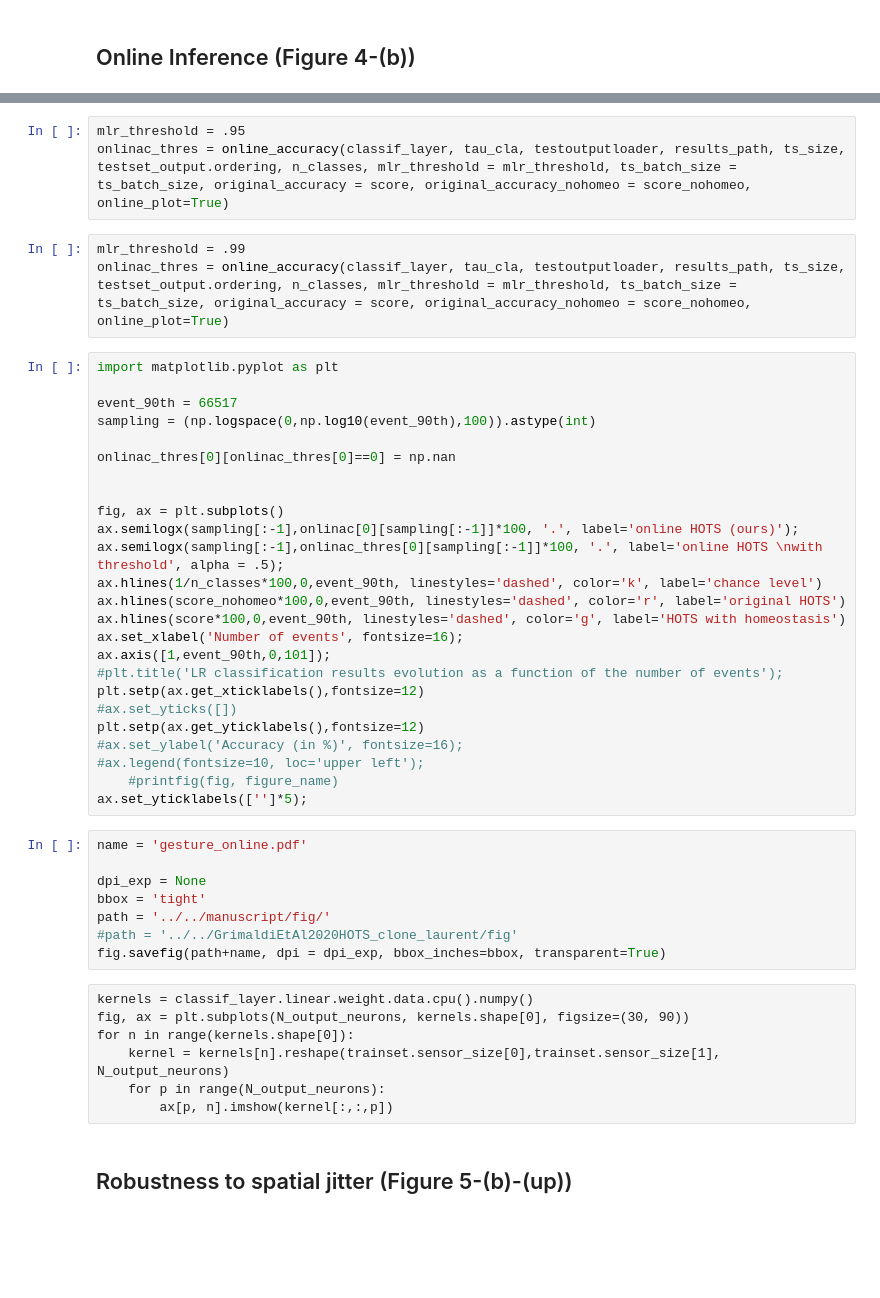
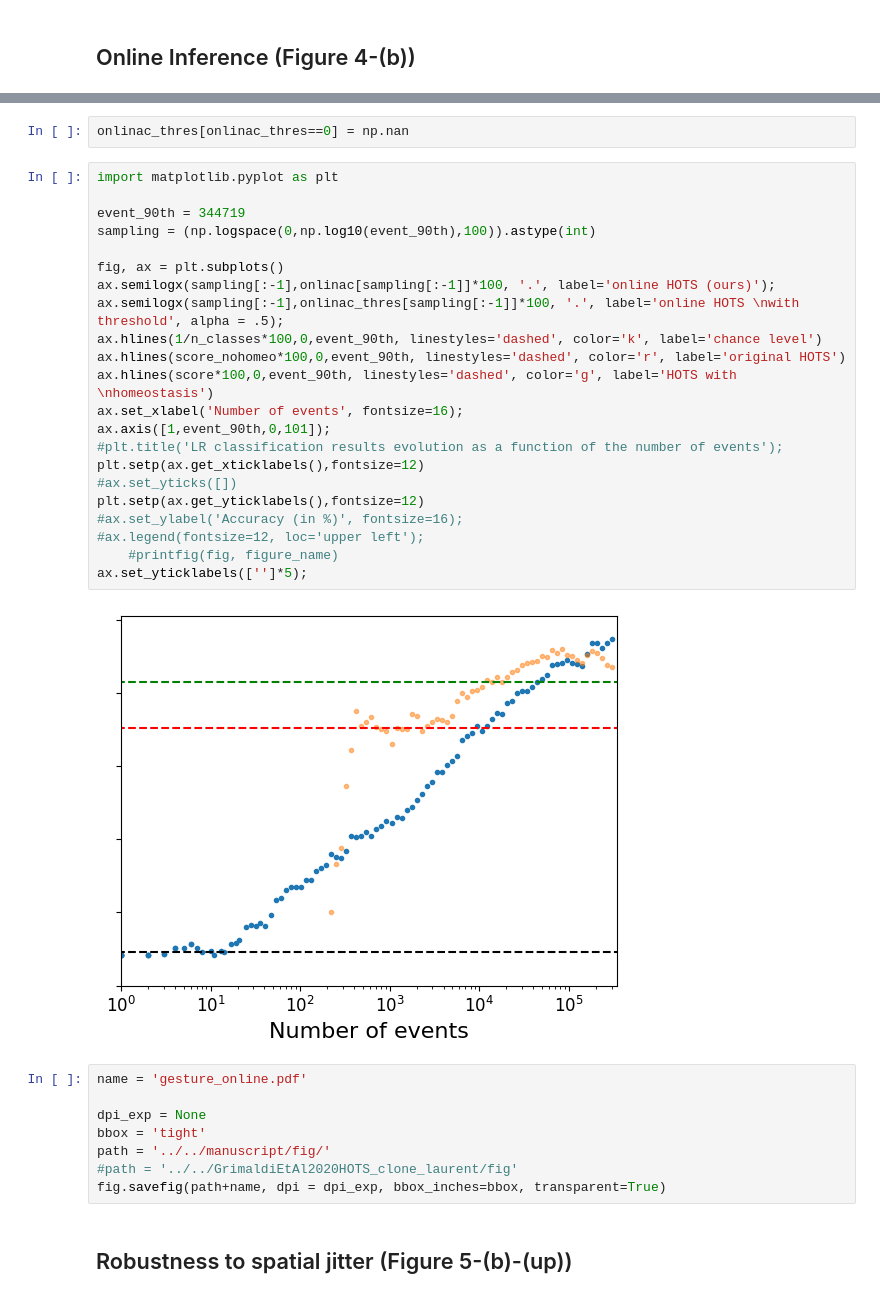
Before and after one commit to AntoineGrimaldi/hotsline, a Jupyter notebook: notebooks/RESULTS_GESTURE.ipynb, the cells around one changed output, grey strips where cells are left out. Cells and saved outputs as stored; diff of their text form; blank space fills up the shorter version.

```diff
--- a/notebooks/RESULTS_GESTURE.ipynb
+++ b/notebooks/RESULTS_GESTURE.ipynb
@@ -193,34 +188,29 @@ onlinac_thres = online_accuracy(classif_layer, tau_cla, testoutputloader, result
-# %%
-mlr_threshold = .95
-onlinac_thres = online_accuracy(classif_layer, tau_cla, testoutputloader, results_path, ts_size, testset_output.ordering, n_classes, mlr_threshold = mlr_threshold, ts_batch_size = ts_batch_size, original_accuracy = score, original_accuracy_nohomeo = score_nohomeo, online_plot=True)
-# %%
-mlr_threshold = .99
-onlinac_thres = online_accuracy(classif_layer, tau_cla, testoutputloader, results_path, ts_size, testset_output.ordering, n_classes, mlr_threshold = mlr_threshold, ts_batch_size = ts_batch_size, original_accuracy = score, original_accuracy_nohomeo = score_nohomeo, online_plot=True)
+# %%
+onlinac_thres[onlinac_thres==0] = np.nan
 # %%
 import matplotlib.pyplot as plt
 
-event_90th = 66517
+event_90th = 344719
 sampling = (np.logspace(0,np.log10(event_90th),100)).astype(int)
 
-onlinac_thres[0][onlinac_thres[0]==0] = np.nan
-
-
 fig, ax = plt.subplots()
-ax.semilogx(sampling[:-1],onlinac[0][sampling[:-1]]*100, '.', label='online HOTS (ours)');
-ax.semilogx(sampling[:-1],onlinac_thres[0][sampling[:-1]]*100, '.', label='online HOTS \nwith threshold', alpha = .5);
+ax.semilogx(sampling[:-1],onlinac[sampling[:-1]]*100, '.', label='online HOTS (ours)');
+ax.semilogx(sampling[:-1],onlinac_thres[sampling[:-1]]*100, '.', label='online HOTS \nwith threshold', alpha = .5);
 ax.hlines(1/n_classes*100,0,event_90th, linestyles='dashed', color='k', label='chance level')
 ax.hlines(score_nohomeo*100,0,event_90th, linestyles='dashed', color='r', label='original HOTS')
-ax.hlines(score*100,0,event_90th, linestyles='dashed', color='g', label='HOTS with homeostasis')
+ax.hlines(score*100,0,event_90th, linestyles='dashed', color='g', label='HOTS with \nhomeostasis')
 ax.set_xlabel('Number of events', fontsize=16);
 ax.axis([1,event_90th,0,101]);
 #plt.title('LR classification results evolution as a function of the number of events');
 plt.setp(ax.get_xticklabels(),fontsize=12)
 #ax.set_yticks([])
 plt.setp(ax.get_yticklabels(),fontsize=12)
 #ax.set_ylabel('Accuracy (in %)', fontsize=16);
-#ax.legend(fontsize=10, loc='upper left');
+#ax.legend(fontsize=12, loc='upper left');
     #printfig(fig, figure_name)
 ax.set_yticklabels(['']*5);
+# %% [output]
+[figure, added]
 # %%
 name = 'gesture_online.pdf'
 
@@ -229,12 +219,5 @@ bbox = 'tight'
 path = '../../manuscript/fig/'
 #path = '../../GrimaldiEtAl2020HOTS_clone_laurent/fig'
 fig.savefig(path+name, dpi = dpi_exp, bbox_inches=bbox, transparent=True)
-# %% [raw]
-kernels = classif_layer.linear.weight.data.cpu().numpy()
-fig, ax = plt.subplots(N_output_neurons, kernels.shape[0], figsize=(30, 90))
-for n in range(kernels.shape[0]):
-    kernel = kernels[n].reshape(trainset.sensor_size[0],trainset.sensor_size[1], N_output_neurons)
-    for p in range(N_output_neurons):
-        ax[p, n].imshow(kernel[:,:,p])
 # %% [markdown]
 ## Robustness to spatial jitter (Figure 5-(b)-(up))
```
Also changed, not shown: parts of 23 cells of this notebook, 12 other files.
